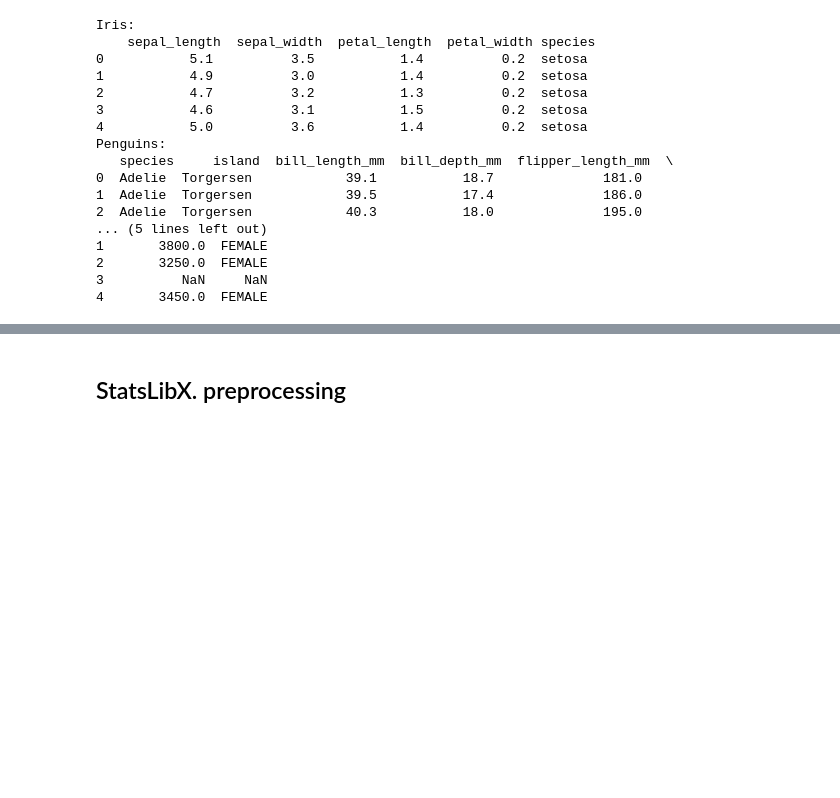
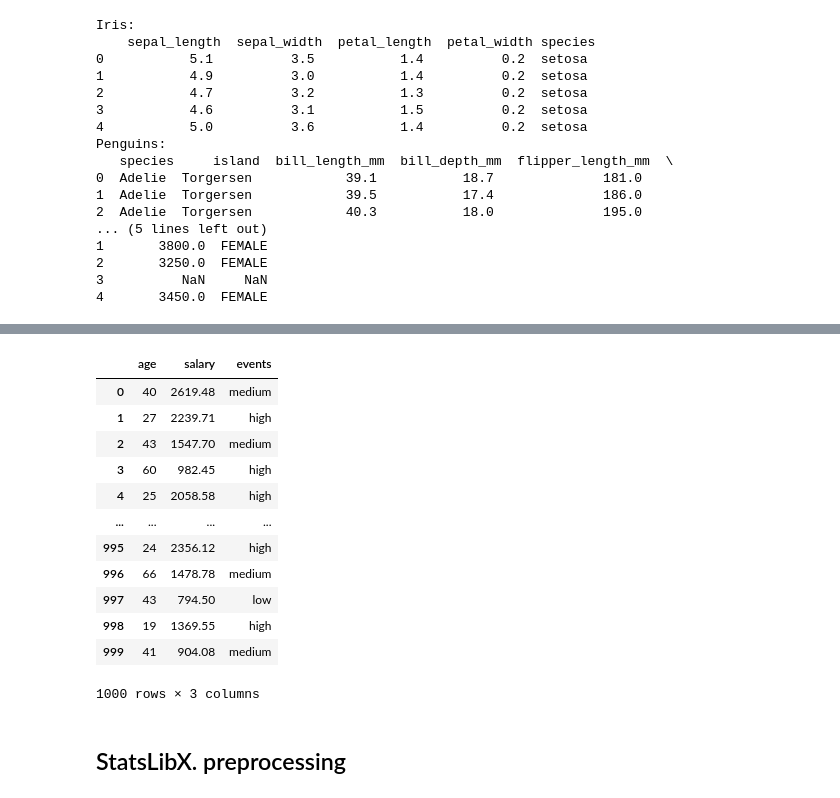
Before and after one commit to GhostAnalyst30/StatsLibX, a Jupyter notebook: how_use_statslibx.ipynb, the cells around one changed output, grey strips where cells are left out. Saved outputs shown, nothing was run; the diff lists cells and outputs as text; code cells hidden in the pictures; blank space fills up the shorter version.

```diff
--- a/how_use_statslibx.ipynb
+++ b/how_use_statslibx.ipynb
@@ -89,3 +129,45 @@ Penguins:
+# %%
+schema = {
+    "age": {
+        "dist": "normal",
+        "mean": 30,
+        "std": 20,
+        "type": "int"
+    },
+    "salary": {
+        "dist": "normal",
+        "mean": 1500,
+        "std": 800,
+        "type": "float"
+    },
+    "events": {
+        "dist": "categorical",
+        "choices": ["low", "medium", "high"],
+        "type": "int"
+    }
+}
+df = generate_dataset(
+    n_rows=1000,
+    schema=schema,
+    seed=42,
+    save=False,
+    filename="Dataset_nuevo"
+)
+df
+# %% [output]
+|  | age | salary | events |
+| 0 | 40 | 2619.48 | medium |
+| 1 | 27 | 2239.71 | high |
+| 2 | 43 | 1547.70 | medium |
+| 3 | 60 | 982.45 | high |
+| 4 | 25 | 2058.58 | high |
+| ... | ... | ... | ... |
+| 995 | 24 | 2356.12 | high |
+| 996 | 66 | 1478.78 | medium |
+| 997 | 43 | 794.50 | low |
+| 998 | 19 | 1369.55 | high |
+| 999 | 41 | 904.08 | medium |
+1000 rows × 3 columns
 # %% [markdown]
 ## StatsLibX. preprocessing
 # %%
```
Also changed, not shown: parts of 1 cell of this notebook, 5 other files.
